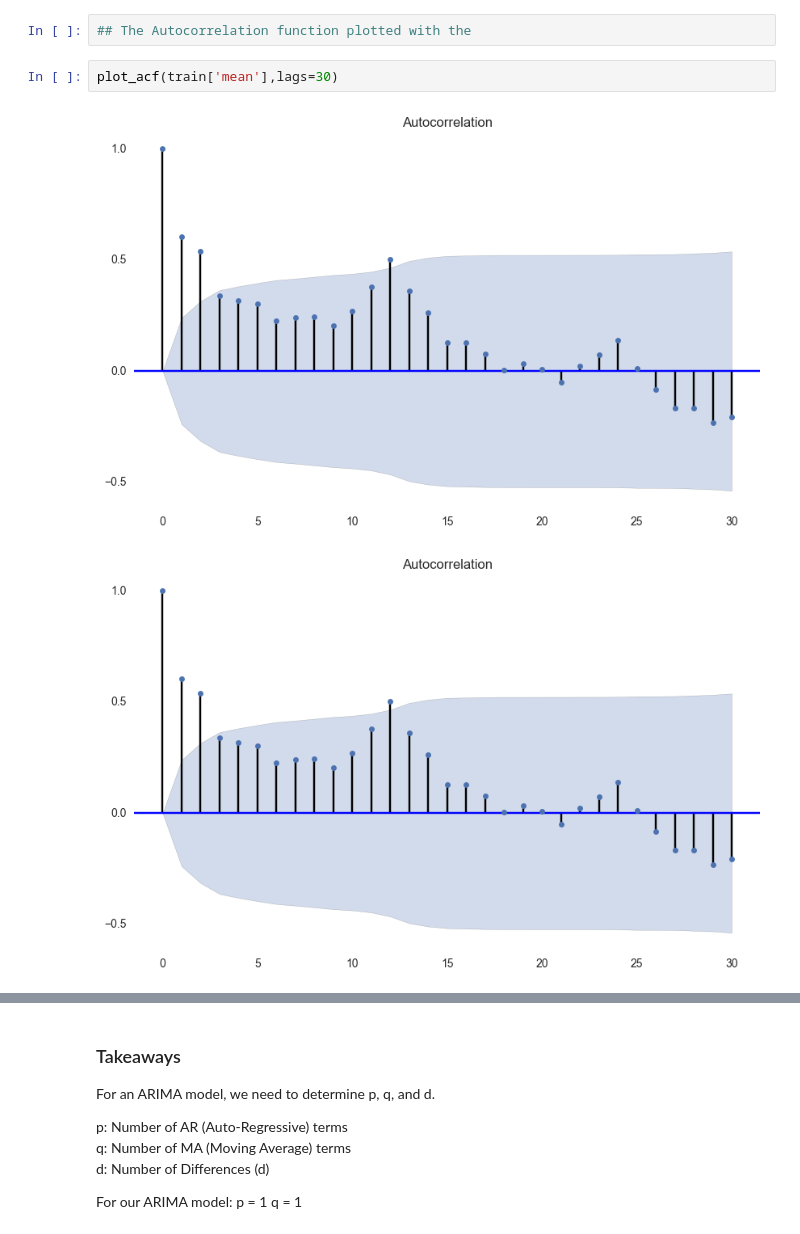
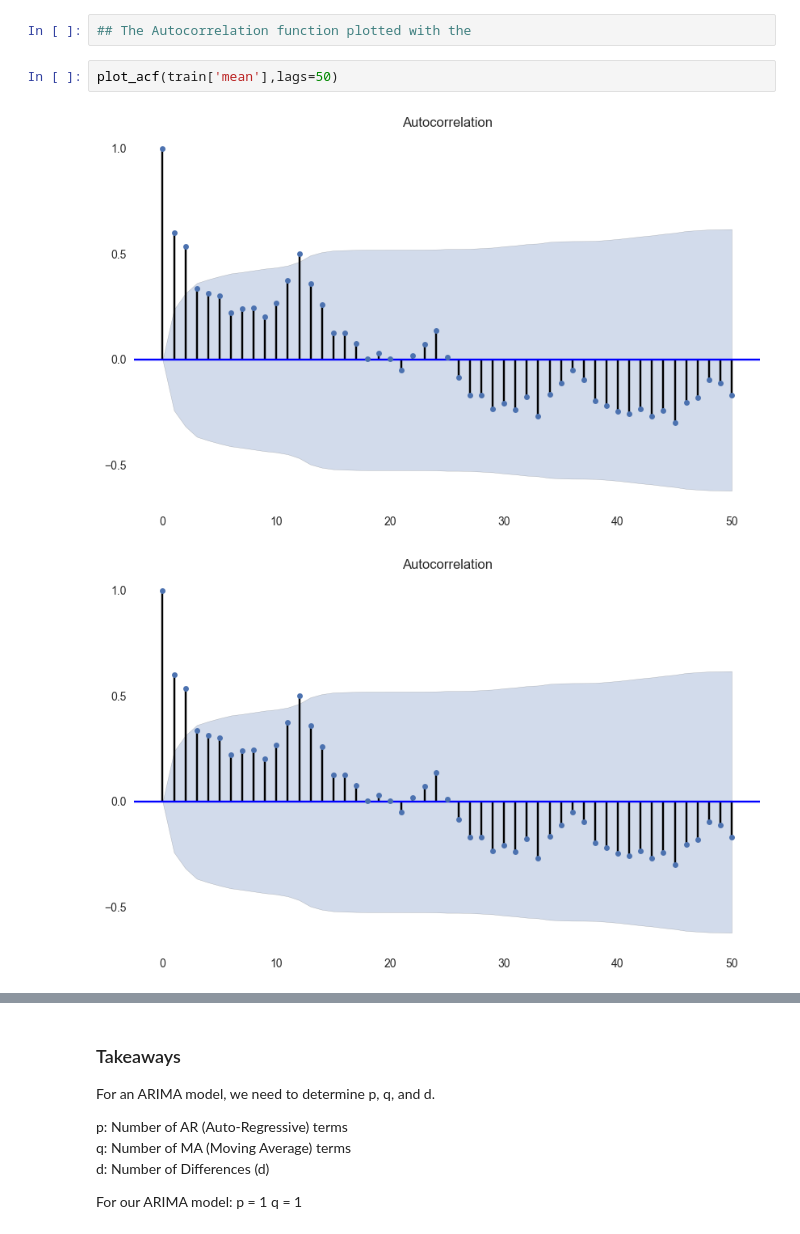
Before and after one commit to sarahesultan/reviews-analysis, a Jupyter notebook: full-review-set-clothingshoesjewelry.ipynb, the cells around one changed output, grey strips where cells are left out. Saved outputs shown, nothing was run; the diff lists cells and outputs as text.

```diff
--- a/full-review-set-clothingshoesjewelry.ipynb
+++ b/full-review-set-clothingshoesjewelry.ipynb
@@ -651,8 +651,8 @@ The Autocorrelation Function measures how a variable is correlated with itself a
 # %%
 ## The Autocorrelation function plotted with the
 # %%
-plot_acf(train['mean'],lags=30)
+plot_acf(train['mean'],lags=50)
 # %% [output]
-[figure, old version]
+[figure, new version]
-[figure, old version]
+[figure, new version]
 # %%
```
Also changed, not shown: parts of 6 cells of this notebook.
